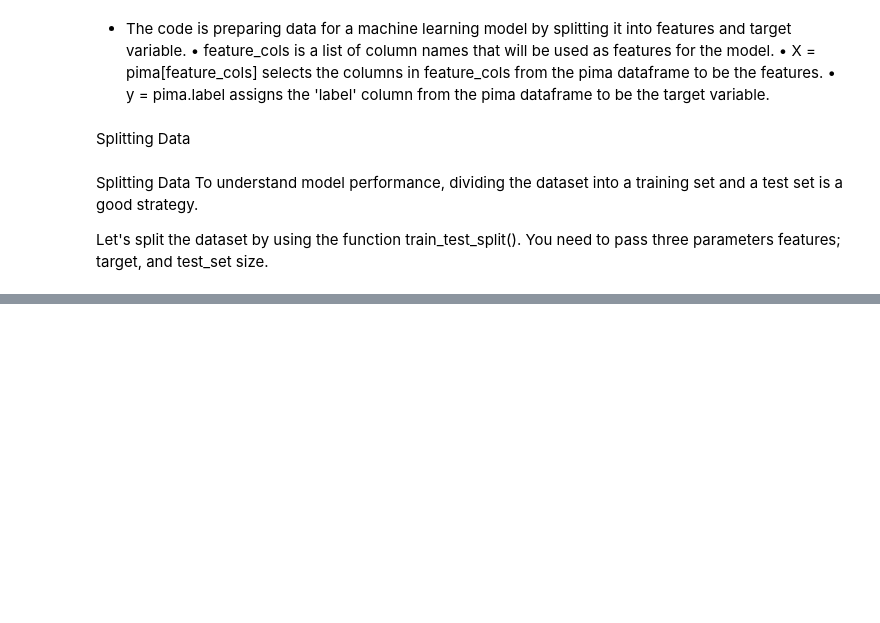
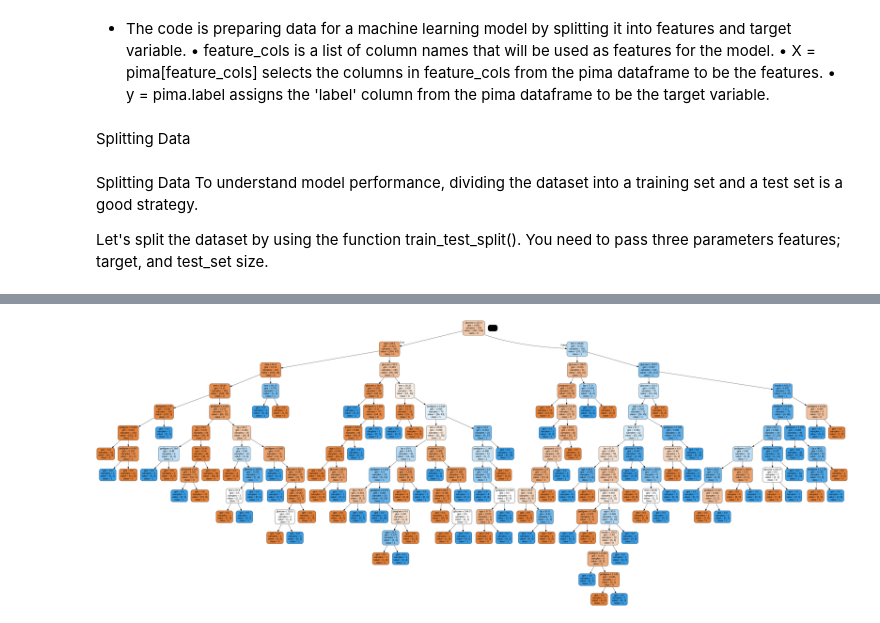
Before and after one commit to jash-ai/PYTHON, a Jupyter notebook: DecisionTreeClassificationDiabetes.ipynb, the cells around one changed output, grey strips where cells are left out. Cells and saved outputs as stored; diff of their text form; code cells hidden in the pictures; blank space fills up the shorter version.

```diff
--- a/DecisionTreeClassificationDiabetes.ipynb
+++ b/DecisionTreeClassificationDiabetes.ipynb
@@ -27,3 +27,8 @@ pima.head()
 | 2 | 8 | 183 | 64 | 0 | 0 | 23.3 | 0.672 | 32 | 1 |
 | 3 | 1 | 89 | 66 | 23 | 94 | 28.1 | 0.167 | 21 | 0 |
 | 4 | 0 | 137 | 40 | 35 | 168 | 43.1 | 2.288 | 33 | 1 |
+# %%
+##remove the first index columns all rows, index 0
+#https://blog.enterprisedna.co/pandas-drop-index/#:~:text=In%20pandas%2C%20you%20can%20use,drop%20and%20reset%20the%20index.&text=the%20below%20example%3A-,What%20is%20this%3F,labels%20from%20rows%20or%20columns.
+
+pima.drop(0, axis=0, inplace=True)
@@ -55,0 +82,9 @@ X_train, X_test, y_train, y_test = train_test_split(X, y, test_size=0.3, random_
+# %%
+# Create Decision Tree classifer object
+clf = DecisionTreeClassifier()
+
+# Train Decision Tree Classifer
+clf = clf.fit(X_train,y_train)
+
+#Predict the response for test dataset
+y_pred = clf.predict(X_test)
@@ -55,0 +133,15 @@ X_train, X_test, y_train, y_test = train_test_split(X, y, test_size=0.3, random_
+# %%
+from sklearn.tree import export_graphviz
+from sklearn.externals.six import StringIO
+from IPython.display import Image
+import pydotplus
+
+dot_data = StringIO()
+export_graphviz(clf, out_file=dot_data,
+                filled=True, rounded=True,
+                special_characters=True,feature_names = feature_cols,class_names=['0','1'])
+graph = pydotplus.graph_from_dot_data(dot_data.getvalue())
+graph.write_png('diabetes.png')
+Image(graph.create_png())
+# %% [output]
+[figure, added]
```
Also changed, not shown: parts of 31 cells of this notebook.
